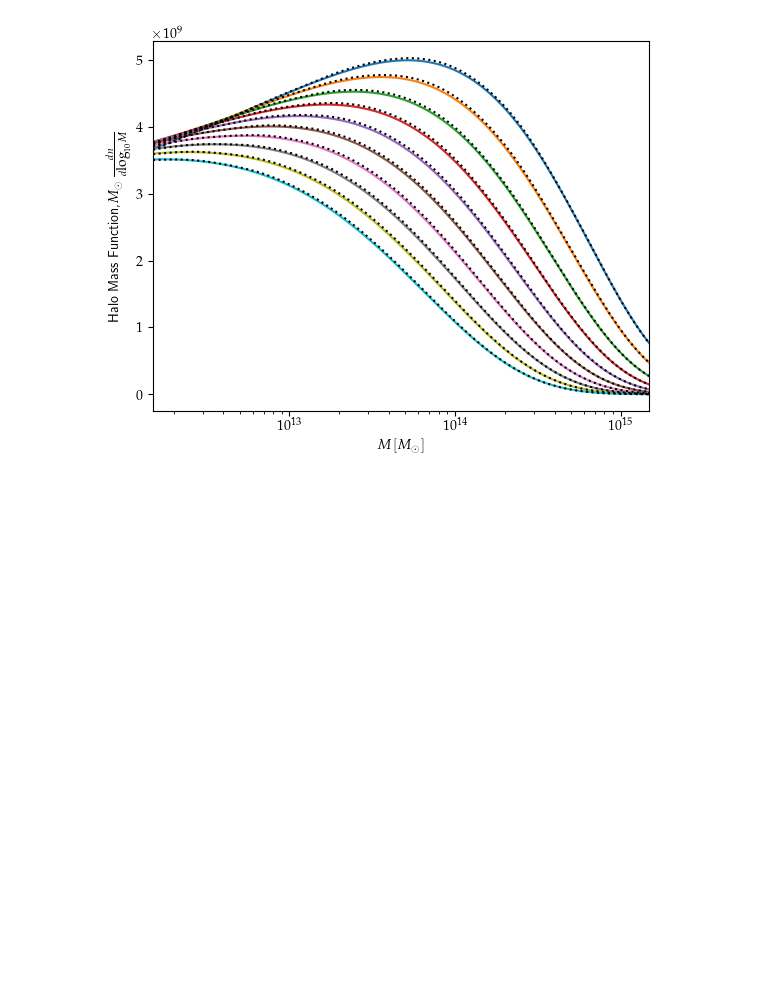
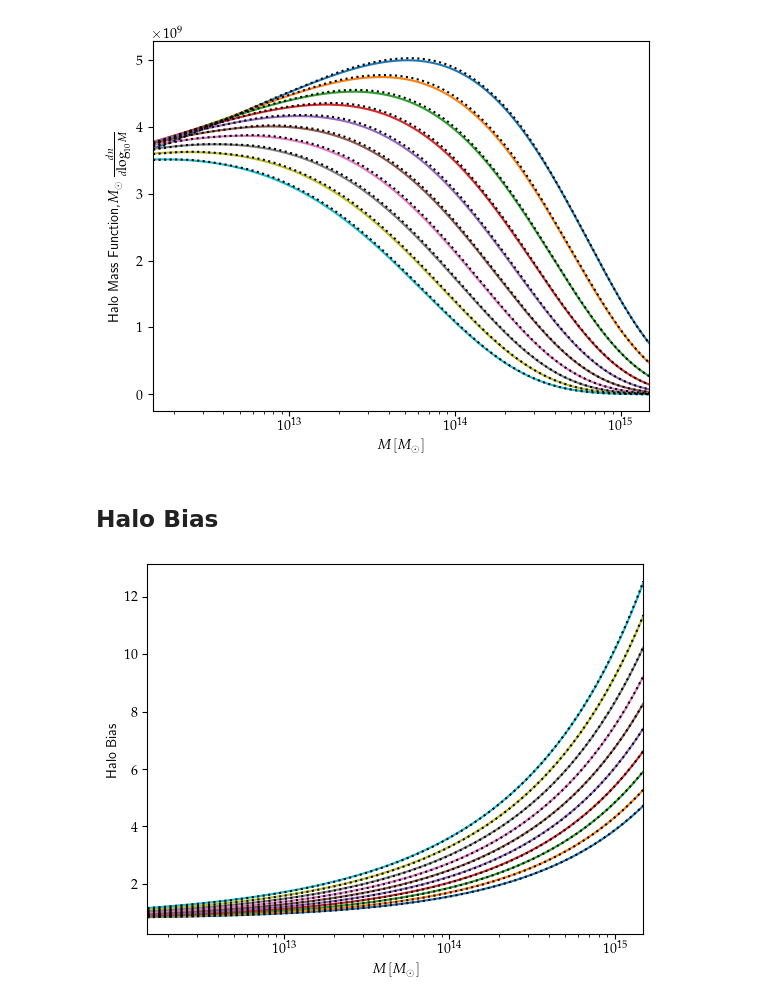
Before and after one commit to Harry45/jaxccl, a Jupyter notebook: docs/notebook_hmfunc.ipynb, the cells around one changed output. Drawn from its saved outputs; the diff is of its cells as text; code cells hidden in the pictures; blank space fills up the shorter version.

Commit message:
Halo Bias implementation

```diff
--- a/docs/notebook_hmfunc.ipynb
+++ b/docs/notebook_hmfunc.ipynb
@@ -76,3 +79,5 @@ plt.xscale('log')
 plt.show()
 # %% [output]
 [figure]
+# %% [markdown]
+## Halo Bias
@@ -78,0 +87,30 @@ plt.show()
+# %%
+ccl_halo_bias = halos.HaloBiasBhattacharya11()
+jax_halo_bias = HaloBiasBhattacharya11()
+
+record_bias_ccl = []
+record_bias_jax = []
+
+for z in z_grid:
+    a = 1.0 / (1.0 + z)
+    bias_ccl = ccl_halo_bias(cosmo_ccl, m_arr, a.item())
+
+    # we need to compute \sigma_M for a given mass
+    log_mass, sigma_mass, dlns_dlogM = get_logM_sigM(cosmo_jax, m_arr, a.item(), interpolator)
+    bias_jax = jax_halo_bias.compute_bias(cosmo_jax, sigma_mass, a.item())
+
+    record_bias_ccl.append(bias_ccl)
+    record_bias_jax.append(bias_jax)
+# %%
+record_bias_ccl = jnp.asarray(record_bias_ccl)
+record_bias_jax = jnp.asarray(record_bias_jax)
+# %%
+plt.plot(m_arr, record_bias_ccl.T)
+plt.plot(m_arr, record_bias_jax.T, c = 'k', linestyle = ':')
+plt.ylabel(r'Halo Bias')
+plt.xlabel(r'$M\,[M_{\odot}]$')
+plt.xlim(min(m_arr), max(m_arr))
+plt.xscale('log')
+plt.show()
+# %% [output]
+[figure, added]
```
Also changed, not shown: parts of 3 cells of this notebook, 5 other files.
